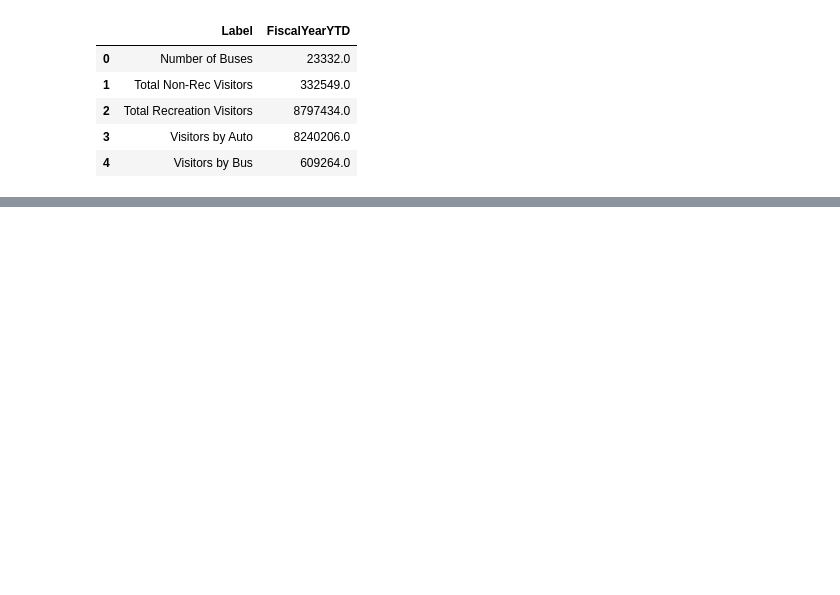
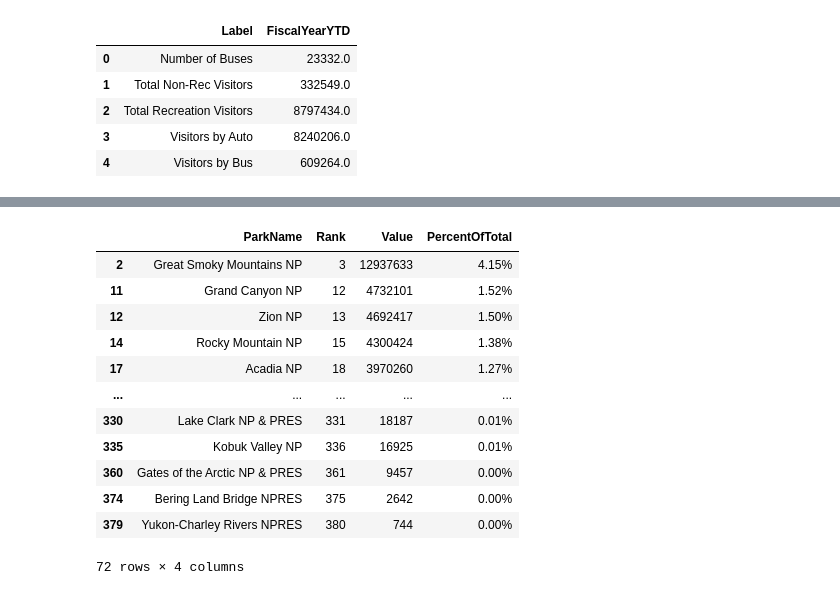
Before and after one commit to andymatsuura/NPS-Analysis, a Jupyter notebook: andy-dataclean_yosemite.ipynb, the cells around one changed output, grey strips where cells are left out. Saved outputs shown, nothing was run; the diff lists cells and outputs as text; code cells hidden in the pictures; blank space fills up the shorter version.

```diff
--- a/andy-dataclean_yosemite.ipynb
+++ b/andy-dataclean_yosemite.ipynb
@@ -189,0 +229,18 @@ KeyError: 'GroupDescription'
+# %%
+msk = pretty_park_totals["ParkName"].str.contains("NP")
+# %%
+pretty_park_totals.loc[msk]
+# %% [output]
+|  | ParkName | Rank | Value | PercentOfTotal |
+| 2 | Great Smoky Mountains NP | 3 | 12937633 | 4.15% |
+| 11 | Grand Canyon NP | 12 | 4732101 | 1.52% |
+| 12 | Zion NP | 13 | 4692417 | 1.50% |
+| 14 | Rocky Mountain NP | 15 | 4300424 | 1.38% |
+| 17 | Acadia NP | 18 | 3970260 | 1.27% |
+| ... | ... | ... | ... | ... |
+| 330 | Lake Clark NP & PRES | 331 | 18187 | 0.01% |
+| 335 | Kobuk Valley NP | 336 | 16925 | 0.01% |
+| 360 | Gates of the Arctic NP & PRES | 361 | 9457 | 0.00% |
+| 374 | Bering Land Bridge NPRES | 375 | 2642 | 0.00% |
+| 379 | Yukon-Charley Rivers NPRES | 380 | 744 | 0.00% |
+72 rows × 4 columns
```
Also changed, not shown: parts of 5 cells of this notebook, 6 other files.
